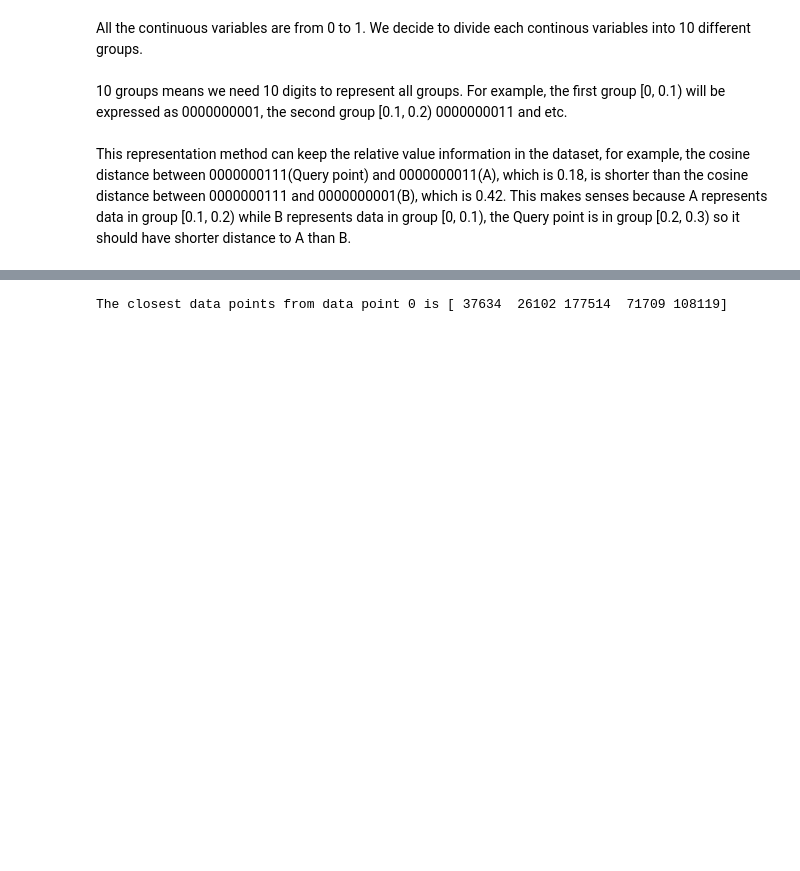
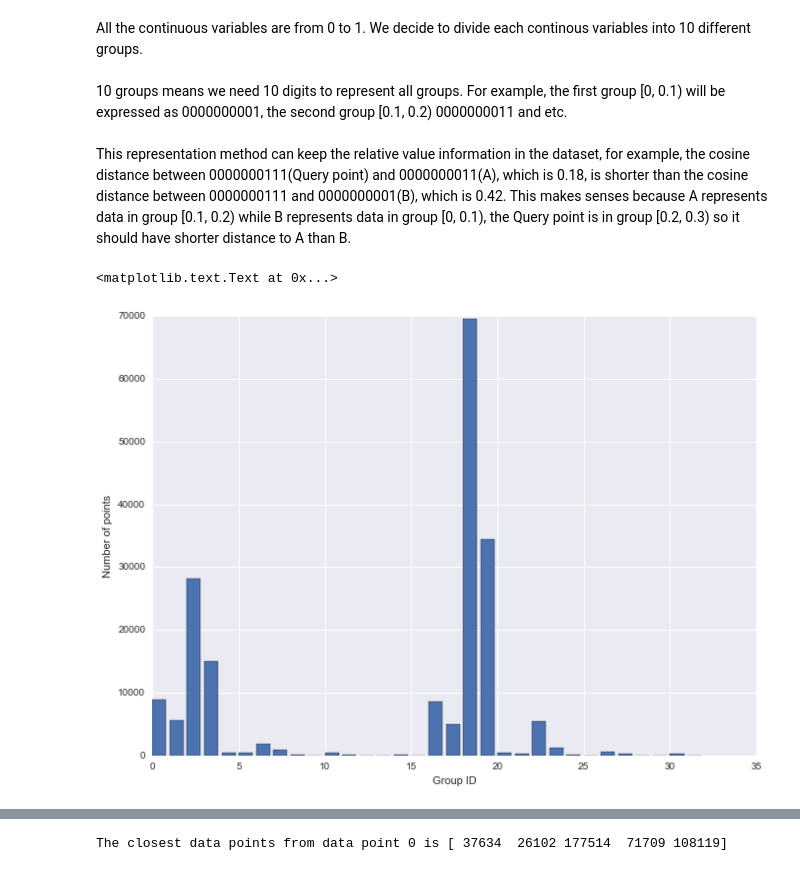
Before and after one commit to tzyk777/kaggle, a Jupyter notebook: allstate/Local sensitive hashing.ipynb, the cells around one changed output, grey strips where cells are left out. Cells and saved outputs as stored; diff of their text form; code cells hidden in the pictures; blank space fills up the shorter version.

```diff
--- a/allstate/Local sensitive hashing.ipynb
+++ b/allstate/Local sensitive hashing.ipynb
@@ -120,0 +95,10 @@ For continuous variables, divide them to different groups
+# %%
+similarity_matrix = np.zeros(num_groups**2).reshape(num_groups, num_groups)
+# %%
+for i, j in combinations_with_replacement(range(num_groups), 2):
+    group_i = zscore_df[model['table'][i]]
+    group_j = zscore_df[model['table'][j]]
+    if i == j:
+        similarity_matrix[i, j] = (cosine_similarity(group_i, group_j).sum() - group_i.shape[0]) / (group_i.shape[0] * group_j.shape[0])
+    else:
+        similarity_matrix[i, j] = (cosine_similarity(group_i, group_j).sum()) / (group_i.shape[0] * group_j.shape[0])
@@ -171,3 +162,7 @@ for col in continuous_vars:
 # %%
 for c in continuous_vars:
     del dummy_df[c]
+# %%
+new_values = dummy_df.values
+# %%
+new_model = train_lsh(new_values, num_vector)
@@ -173,0 +171,9 @@ for c in continuous_vars:
+# %%
+counts = {k: len(v) for k, v in new_model['table'].items()}
+plt.figure(figsize=(11, 8))
+plt.bar(counts.keys(), counts.values())
+plt.xlabel('Group ID')
+plt.ylabel('Number of points')
+# %% [output]
+<matplotlib.text.Text at 0x...>
+[figure, added]
```
Also changed, not shown: parts of 18 cells of this notebook.
